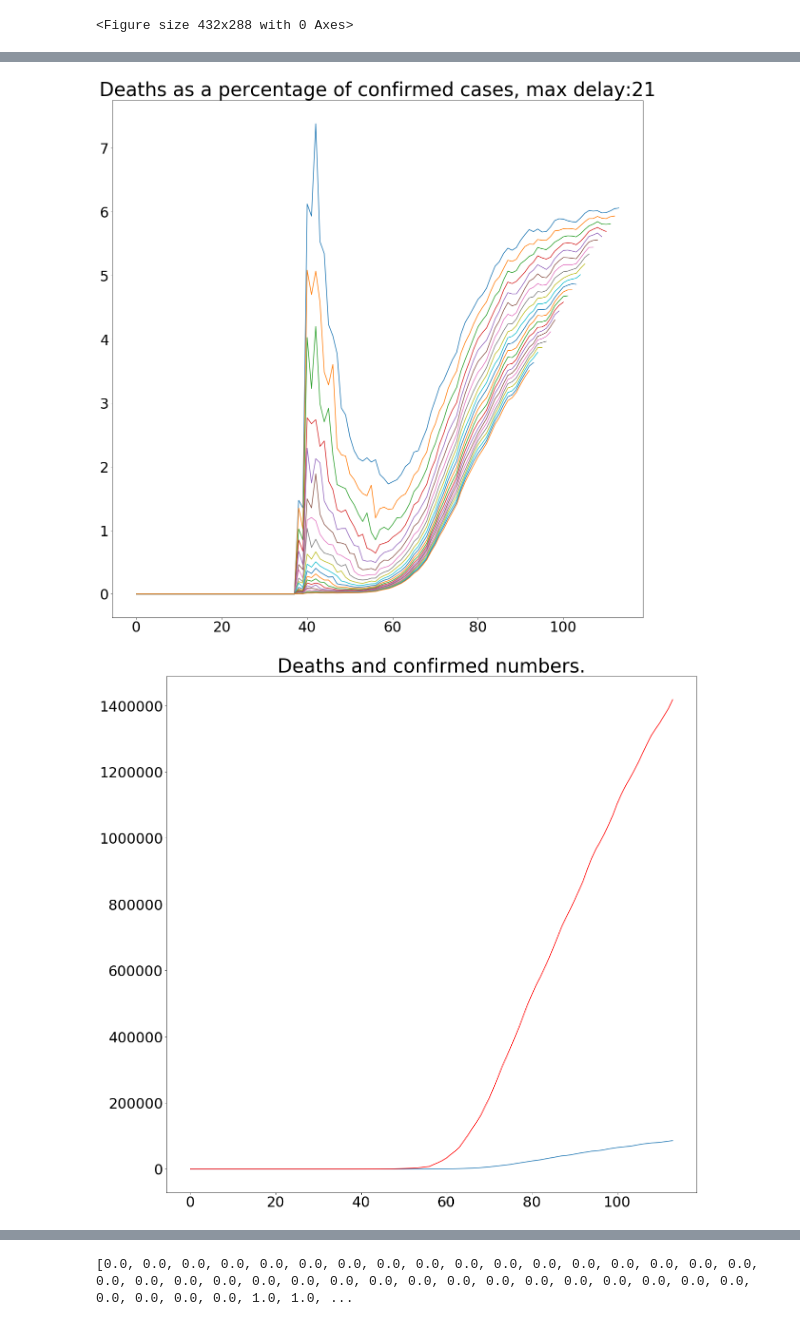
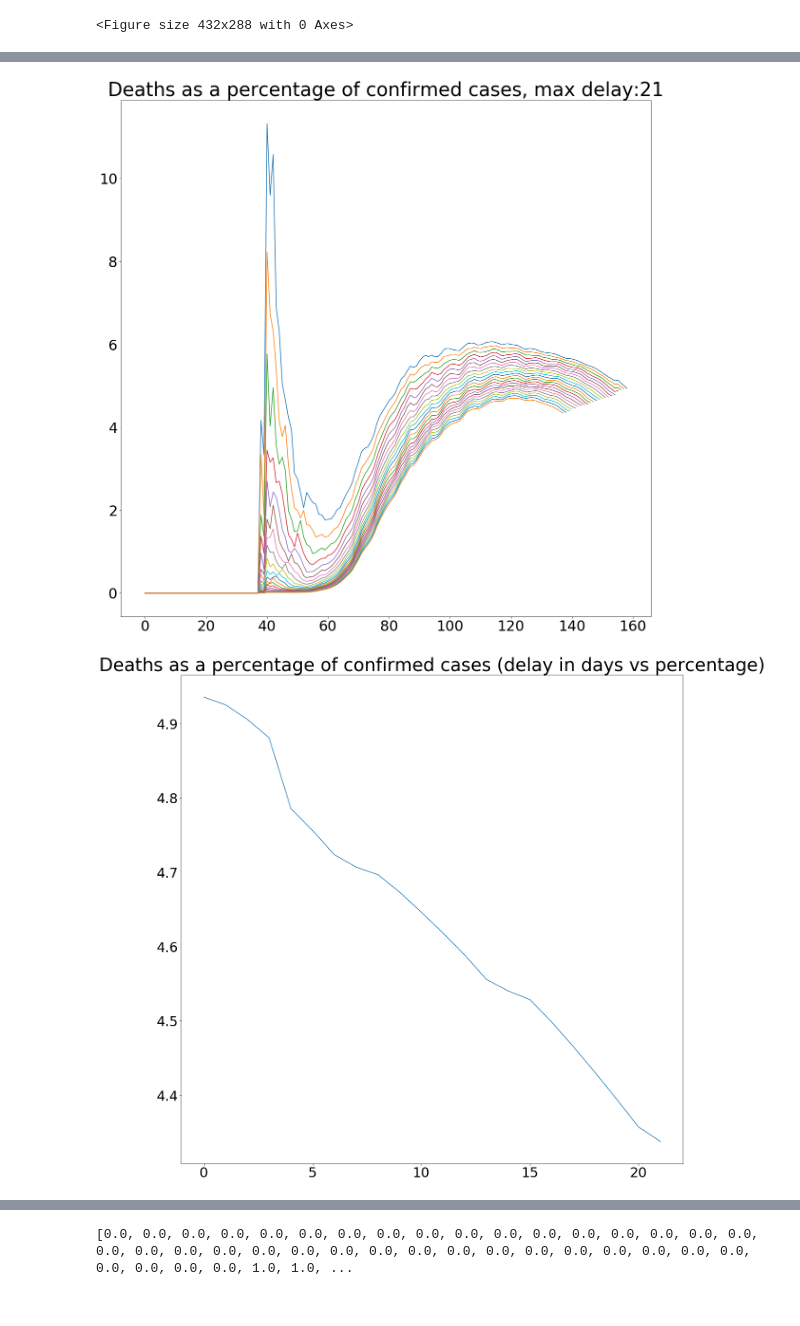
Before and after one commit to kootsoop/DSP.SE, a Jupyter notebook: Python/COVID-19 Plots.ipynb, the cells around one changed output, grey strips where cells are left out. Cells and saved outputs as stored; diff of their text form; code cells hidden in the pictures.

Commit message:
Adding tracking of forecasts in COVID-19 plot. Some corrections to cet prereqs too.

```diff
--- a/Python/COVID-19 Plots.ipynb
+++ b/Python/COVID-19 Plots.ipynb
@@ -2,7 +2,10 @@
 from numpy import log10, asarray, polyfit, ceil, arange
 import csv
 import matplotlib.pyplot as plt
-
+from datetime import datetime, timedelta
+import json
+import os.path
+from os import path
 
 def read_covid_data(data_type):
     if (data_type in ['confirmed', 'deaths', 'recovered']):
@@ -20,6 +23,14 @@ def read_covid_data(data_type):
         raise Exception('Invalid data_type', data_type)
     return(first_row, us_data)
 
+FORECAST_FILE = 'forecasts200k.txt'
+if (path.exists(FORECAST_FILE)):
+    forecast_file = open(FORECAST_FILE, 'r')
+    forecasts200k = json.load(forecast_file)
+    forecast_file.close()
+else:
+    forecasts200k = {}
+
 (first_row, confirmed) = read_covid_data('confirmed')
 (first_row2, recovered) = read_covid_data('recovered')
 (first_row3, deaths) = read_covid_data('deaths')
@@ -30,32 +41,34 @@ def read_covid_data(data_type):
 #       +  str(len(confirmed))+ ' ' +  str(len(first_row2))+ ' ' +  str(len(recovered))+ ' ' \
 #       +  str(len(first_row3))+ ' ' +  str(len(deaths)))
 
-death_data = [(float(data)) for data in deaths[4:(len(first_row)-1)]]
-recovered_data = [(float(data)) for data in recovered[4:(len(first_row)-1)]]
-confirmed_data = [(float(data)) for data in confirmed[4:(len(first_row)-1)]]
+death_data = [(float(data)) for data in deaths[4:(len(first_row))]]
+recovered_data = [(float(data)) for data in recovered[4:(len(first_row))]]
+confirmed_data = [(float(data)) for data in confirmed[4:(len(first_row))]]
 
-first_row_shifted = [ data for data in first_row[4:(len(first_row)-1)]]
+first_row_shifted = [ data for data in first_row[4:(len(first_row))]]
 x_axis = arange(len(death_data))
 
 # Started at 70 @ 2020/5/10
-start_fit = 73
+# 133 2020/06/24
+# 137 2020/06/28
+start_fit = 138
 # Started 20 more than start_fit
 end_fit = start_fit + 20
-y_fit_data = death_data[start_fit:end_fit]
-x_fit_data = arange(start_fit,end_fit)
+y_fit_data = death_data[start_fit:end_fit+1]
+x_fit_data = arange(start_fit,end_fit+1)
 
 y_pre = death_data[1:start_fit]
 x_pre = arange(1,start_fit)
 
 
-y_new_data = death_data[end_fit:len(death_data)]
-x_new_data = arange(end_fit, len(death_data))
+y_new_data = death_data[end_fit+1:len(death_data)]
+x_new_data = arange(end_fit+1, len(death_data))
 
-x_forecast = arange(end_fit, len(death_data) + 14)
+x_forecast = arange(end_fit, len(death_data) + 20)
 
 [m, b] = polyfit(x_fit_data, y_fit_data, 1)
 
-day_for_100k = (100000-b)/m
+day_for_100k = (200000-b)/m
 
 
 days_until = day_for_100k - len(first_row_shifted)
@@ -68,15 +81,24 @@ ax = plt.gca()
 ax.tick_params(axis='both', which='major', labelsize=30)
 ax.tick_params(axis='both', which='minor', labelsize=8)
 
+
+date_for_200k = (datetime.now() + timedelta(days=days_until)).date()
+
+if (not first_row_shifted[end_fit] in forecasts200k):
+    forecasts200k.update({ first_row_shifted[end_fit] : str(date_for_200k) })
+    forecast_file = open(FORECAST_FILE, 'w+')
+    json.dump(forecasts200k, forecast_file)
+    forecast_file.close()
+
 plt.figure(1)
 plt.plot(x_pre, y_pre, 'g.', label='Prior data')
 plt.plot(x_fit_data, y_fit_data,'o', markersize=20, label='Data used in forecast')
 plt.plot(x_new_data, y_new_data,'r+',markersize=20,  label='Data since data used in forecast')
 plt.plot(x_forecast, m*x_forecast + b,'k:',markersize=14,  label='Line of best fit (forecast)')
-plt.plot(day_for_100k, 100000, 'rx', markersize=50, label='100,000 deaths in ' + '%.1f' % days_until + ' days')
-plt.ylim(0,120000)
-plt.xlim(60,120)
-plt.title('Data used in forecast is from ' + first_row[start_fit] + ' to ' + first_row[end_fit], fontsize=40)
+plt.plot(day_for_100k, 200000, 'rx', markersize=50, label='200,000 deaths on ' + str(date_for_200k))
+plt.ylim(0,220000)
+plt.xlim(60,300)
+plt.title('Data used in forecast is from ' + first_row_shifted[start_fit] + ' to ' + first_row_shifted[end_fit], fontsize=40)
 ax.legend(loc='upper left', shadow=True, fontsize=40)
 
 plt.savefig('/Users/kootsoop/Pictures/COVID-19-FORECAST.png')
@@ -101,21 +123,35 @@ ax = plt.gca()
 ax.tick_params(axis='both', which='major', labelsize=30)
 ax.tick_params(axis='both', which='minor', labelsize=8)
 
+death_by_delay = {}
+
 for delay in arange(22):
     death_percent_with_delay = [i / j * 100.0 for i, j in zip(death_data[0:len(death_data)-delay], confirmed_data[delay:len(confirmed_data)])]
     plt.plot(x_axis[0:len(death_data)-delay], death_percent_with_delay)
+    death_by_delay[delay] = death_percent_with_delay[len(death_percent_with_delay)-1]
 plt.title('Deaths as a percentage of confirmed cases, max delay:' + str(delay), fontsize=40)
 plt.savefig('/Users/kootsoop/Pictures/COVID-19-DEATH-RATE-DELAY.png')
 
+plt.figure(4)
+plt.figure(figsize=(20,20))
+ax = plt.gca()
+# We change the fontsize of minor ticks label
+ax.tick_params(axis='both', which='major', labelsize=30)
+ax.tick_params(axis='both', which='minor', labelsize=8)
+death_list = sorted(death_by_delay.items())
+x,y = zip(*death_list)
+plt.plot(x, y)
+plt.title('Deaths as a percentage of confirmed cases (delay in days vs percentage)', fontsize=40)
+plt.savefig('/Users/kootsoop/Pictures/COVID-19-DEATH-RATE-ESTIMATE.png')
 
-plt.figure(3)
+plt.figure(5)
 plt.figure(figsize=(20,20))
 ax = plt.gca()
 # We change the fontsize of minor ticks label
 ax.tick_params(axis='both', which='major', labelsize=30)
 ax.tick_params(axis='both', which='minor', labelsize=8)
 plt.plot(x_axis , death_data)
-plt.plot(x_axis, confirmed_data, 'r')
+# plt.plot(x_axis, confirmed_data, 'r')
 plt.title('Deaths and confirmed numbers.', fontsize=40)
 plt.savefig('/Users/kootsoop/Pictures/COVID-19-DEATH-RATE-DEATHS-AND-CONFIRMED.png')
 # %% [output]
@@ -126,2 +162,2 @@ Days until 100k: 2.5006549588233327
-[figure, old version]
+[figure, new version]
-[figure, old version]
+[figure, new version]
```
Also changed, not shown: parts of 1 cell of this notebook, 5 other files.
